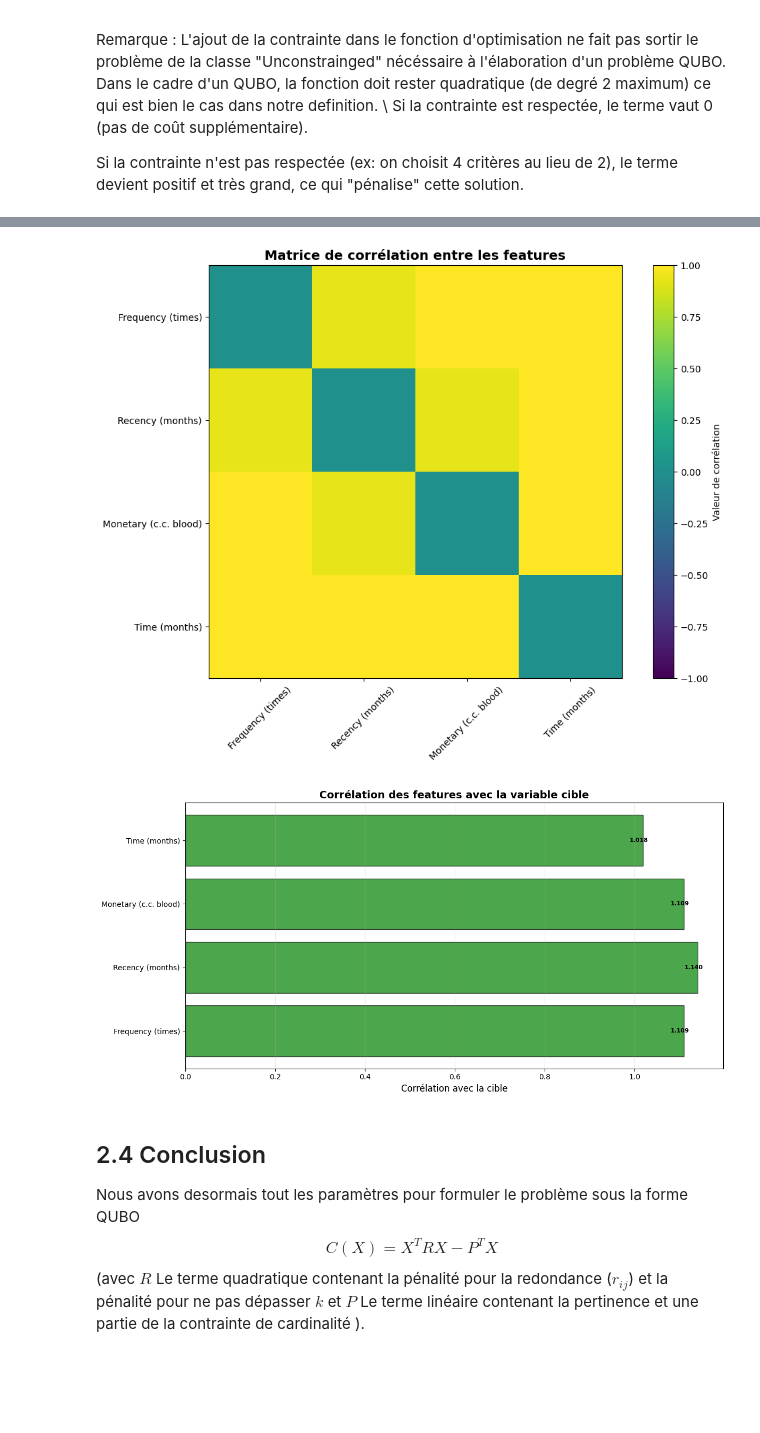
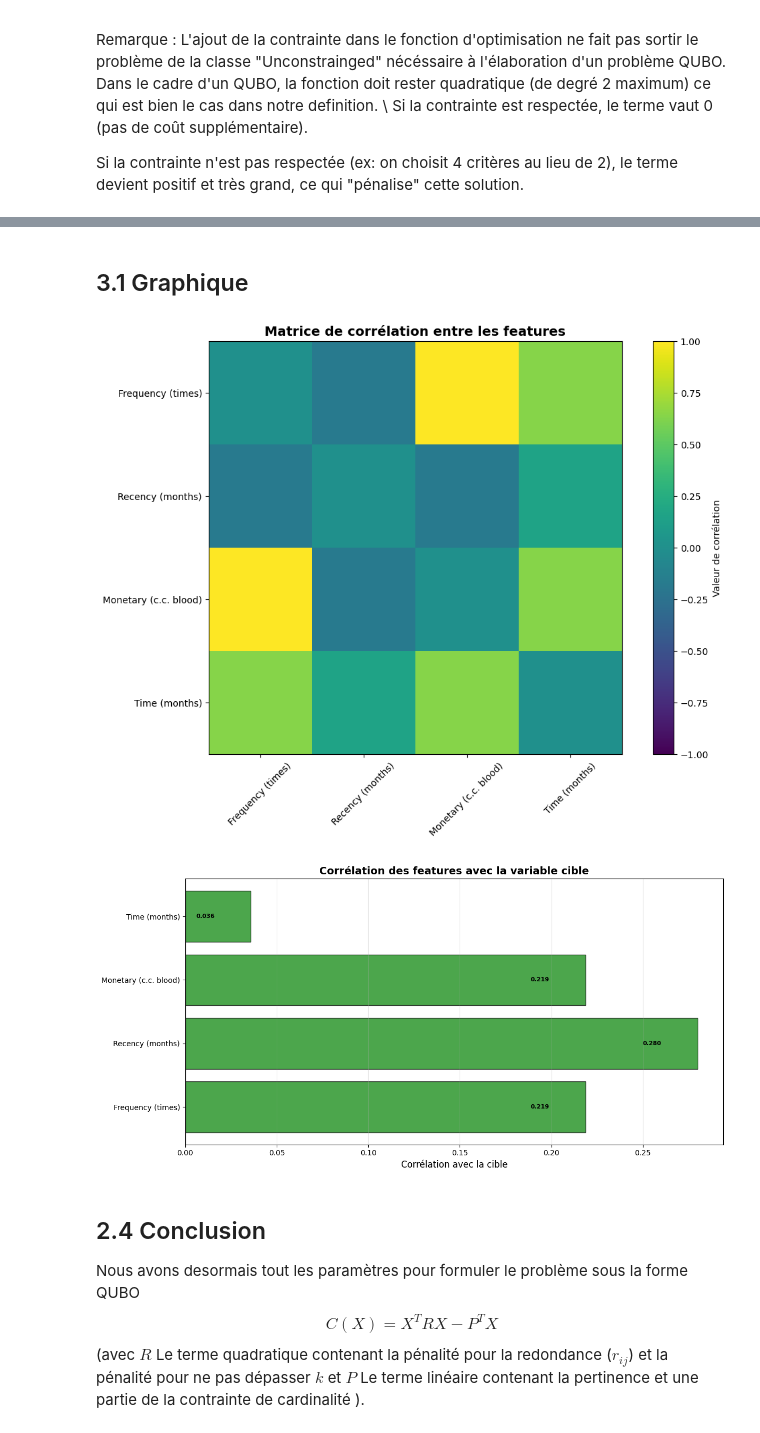
Before and after one commit to hugopgs/Application_Informatique_Quantique, a Jupyter notebook: Projet Noté/Projet.ipynb, the cells around one changed output, grey strips where cells are left out. Cells and saved outputs as stored; diff of their text form; code cells hidden in the pictures; blank space fills up the shorter version.

```diff
--- a/Projet Noté/Projet.ipynb
+++ b/Projet Noté/Projet.ipynb
@@ -144,19 +144,21 @@ def build_R_P(features_list, target, k, A=1.0, B=1.0, C=1.0):
     X = np.array(features_list)
     n = X.shape[0]
 
+    # Calcul correlation total entre chaque caractéristique
+    # et la cible, et entre les caractéristiques elles-mêmes
     full_matrix = np.corrcoef(np.vstack([X, target]))
 
-    p = np.abs(full_matrix[:-1, -1])
+    p = np.abs(full_matrix[:-1, -1]) # Pertinence : corrélation absolue avec la cible
+
+    r = full_matrix[:-1, :-1] # Redondance : corrélation entre les caractéristiques
+    np.fill_diagonal(r, 0)   # Ignorer la redondance d'une caractéristique avec elle-même
 
 
-    r = full_matrix[:-1, :-1]
-    np.fill_diagonal(r, 0)
-
     Pertinence= A * p
-    Pertinence_effective = Pertinence - C * (1 - 2 * k)
+    Pertinence_effective = Pertinence - C * (1 - 2 * k) # Pénalise les caractéristiques non sélectionnées
 
     off_diag_mask = np.ones((n, n)) - np.eye(n)
-    Redondancy=0.5 * B * r
-    Redondancy_effective = Redondancy + C*0.5 * off_diag_mask
+    Redondancy= 0.5 * B * r
+    Redondancy_effective = Redondancy + C * off_diag_mask  # Pénalise les redondances entre les caractéristiques sélectionnées
 
-    return Redondancy_effective, Pertinence_effective, Redondancy, Pertinence
+    return Redondancy_effective, Pertinence_effective, r, p
@@ -163,32 +169,42 @@ def build_R_P(features_list, target, k, A=1.0, B=1.0, C=1.0):
+# %%
+K=1
+Coef_Pertinence=0.6
+Coef_Redondance=0.5
+Coef_Constraint=1.3
+
+
+Redondancy_effective, Pertinence_effective, Redondancy, Pertinence = build_R_P(All_categories, Result, K, A=Coef_Pertinence, B=Coef_Redondance, C=Coef_Constraint)
+# %% [markdown]
+## 3.1 Graphique
 # %%
 
 plt.figure(figsize=(12, 8))
-plt.imshow(R, cmap='viridis', vmin=-1, vmax=1)
+plt.imshow(Redondancy, cmap='viridis', vmin=-1, vmax=1)
 plt.colorbar(label='Valeur de corrélation')
 plt.xticks(ticks=np.arange(len(name_categories)), labels=name_categories, rotation=45, fontsize=10)
 plt.yticks(ticks=np.arange(len(name_categories)), labels=name_categories, fontsize=10)
 plt.title('Matrice de corrélation entre les features', fontsize=14, fontweight='bold')
 plt.grid(False)
 
 plt.figure(figsize=(12, 6))
-colors = ['red' if x < 0 else 'green' for x in P]
-bars = plt.barh(name_categories, P, color=colors, alpha=0.7, edgecolor='black')
+colors = ['red' if x < 0 else 'green' for x in Pertinence]
+bars = plt.barh(name_categories, Pertinence, color=colors, alpha=0.7, edgecolor='black')
 
 # Ajouter les valeurs sur les barres
-for idx, (bar, val) in enumerate(zip(bars, P)):
+for idx, (bar, val) in enumerate(zip(bars, Pertinence)):
     plt.text(val - 0.03 if val > 0 else val + 0.03, idx,
                  f'{val:.3f}', va='center', ha='left' if val > 0 else 'right',
                  fontweight='bold',
                  fontsize=8)
 
 plt.axvline(x=0, color='black', linestyle='-', linewidth=0.8)
 plt.xlabel('Corrélation avec la cible', fontsize=12)
 plt.title('Corrélation des features avec la variable cible', fontsize=14, fontweight='bold')
 plt.grid(axis='x', alpha=0.3)
 plt.tight_layout()
 # %% [output]
-[figure, old version]
+[figure, new version]
-[figure, old version]
+[figure, new version]
 # %% [markdown]
 ## 2.4 Conclusion
 Nous avons desormais tout les paramètres pour formuler le problème sous la forme QUBO $$ C(X) = X^T R X - P^T X $$  (avec $R$ Le terme quadratique contenant la pénalité pour la redondance ($r_{ij}$) et la pénalité pour ne pas dépasser $k$ et $P$ Le terme linéaire contenant la pertinence et une partie de la contrainte de cardinalité  ).
```
Also changed, not shown: parts of 9 cells of this notebook.
